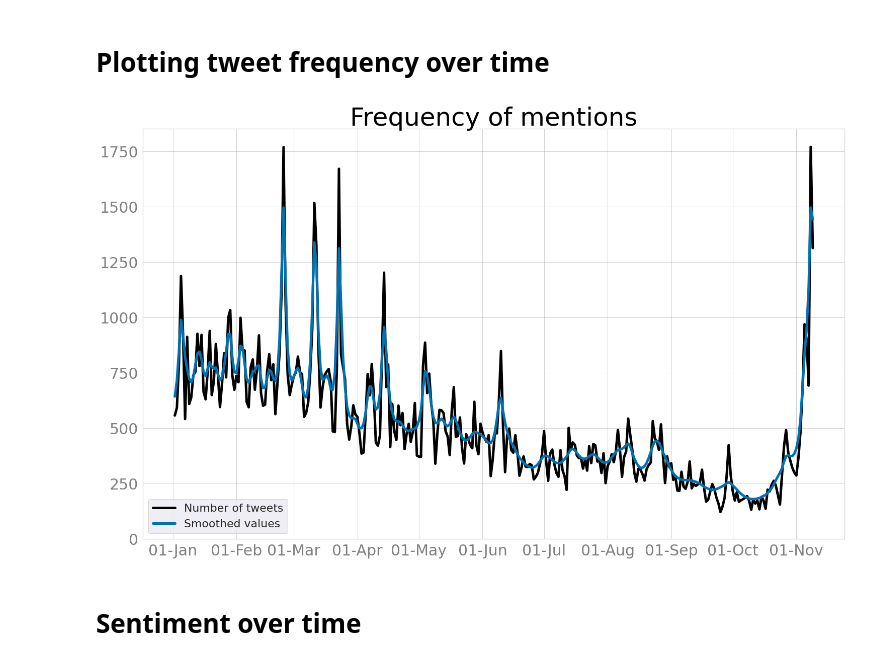
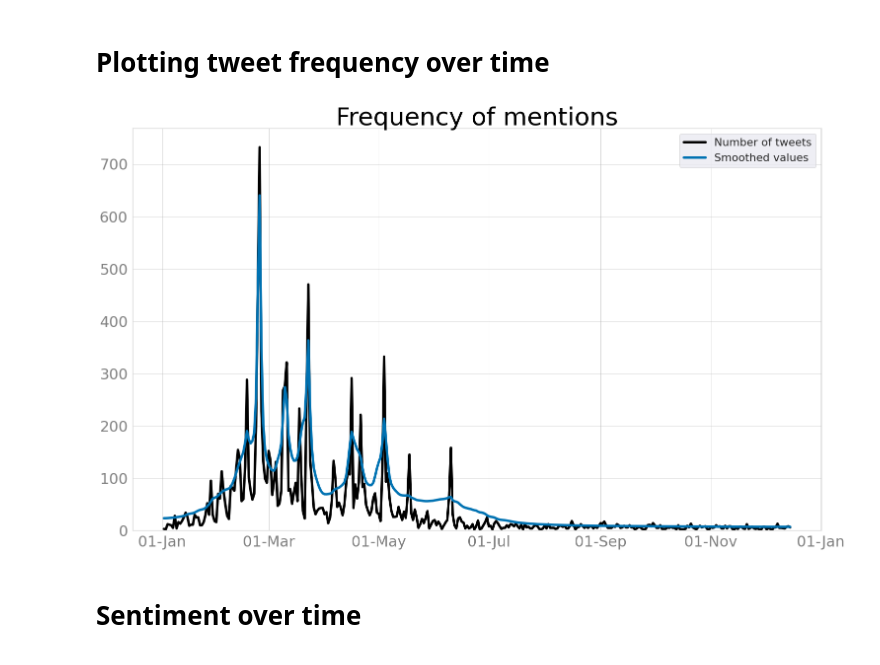
Before and after one commit to stinenyhus/HOPE-keyword-query-Twitter, a Jupyter notebook: notebooks/visualize_HOPE.ipynb, the cells around one changed output. Drawn from its saved outputs; the diff is of its cells as text; code cells hidden in the pictures.

Commit message:
polarity

```diff
--- a/notebooks/visualize_HOPE.ipynb
+++ b/notebooks/visualize_HOPE.ipynb
@@ -62,9 +63,6 @@ def set_late_plot_settings(if_dates):
 
     ax1.set(ylim=(0, None))
 
-    #ax1.set_yticklabels(ax1.get_yticks(), size = 35)
-
-    #fig.suptitle("Mentions of 'vaccin*'. 2020 - 2021", size = "40")
     return fig, ax1
 
 def set_late_barplot_settings():
@@ -72,9 +70,6 @@ def set_late_barplot_settings():
     ax1.xaxis.get_label().set_fontsize(40)
     ax1.yaxis.get_label().set_fontsize(40)
 
-    #ax1.set_yticklabels(ax1.get_yticks(), size = 35)
-
-    #fig.suptitle("Mentions of 'vaccin*'. 2020 - 2021", size = "40")
     return fig, ax1
 
 def get_tweet_frequencies(df):
@@ -85,10 +80,35 @@ def get_tweet_frequencies(df):
     freq_tweets = pd.merge(df, tweet_freq, how='left', on=['date'])#, 'id', 'created_at'])
 
     return freq_tweets
+
+def gaussian_kernel(arr,
+                    sigma=False,
+                    fwhm=False):
+    """ gaussian kernel smoother for signal arr
+    - sigma: standard deviation of gaussian distribution
+    - fwhm: full width at half maximum of gaussian distribution
+    """
+    y_vals = np.array(arr)
+    x_vals = np.arange(arr.shape[0])
+    if sigma == fwhm:
+        print("[INFO] Define parameters \u03C3 xor FWHM")
+        pass
+    elif fwhm:
+        sigma = fwhm / np.sqrt(8 * np.log(2))
+    else:
+        sigma = sigma
+        fwhm = sigma * np.sqrt(8 * np.log(2))
+    print("[INFO] Applying Gaussian kernel for \u03C3 = {} and FWHM = {} ".format(round(sigma,2), round(fwhm,2)))
+    smoothed_vals = np.zeros(y_vals.shape)
+    for x_position in x_vals:
+        kernel = np.exp(-(x_vals - x_position) ** 2 / (2 * sigma ** 2))
+        kernel = kernel / sum(kernel)
+        smoothed_vals[x_position] = sum(y_vals * kernel)
+    return smoothed_vals
 # %% [markdown]
 ### Define keyword searched for
 # %%
-data_prefix = "vaccin"
+data_prefix = "genåb"
 map_prefix = f"{data_prefix}_files"
 # %% [markdown]
 ### Load file and prepare date column
@@ -98,3 +118,8 @@ df = pd.read_csv(filename)
 df = df.sort_values("created_at")
 df["date"] = pd.to_datetime(df["created_at"], utc=True).dt.strftime('%Y-%m-%d')
 df["date"] = pd.to_datetime(df["date"])
+
+X = np.array(df["polarity_score"]).reshape(-1, 1)
+df['polarity_score_z'] = StandardScaler().fit_transform(X)
+
+df['polarity_score_z_smoothed'] = gaussian_kernel(df['polarity_score_z'], sigma=1, fwhm=500)
@@ -125,31 +149,31 @@ df = get_tweet_frequencies(df.drop("nr_of_tweets", axis=1))
 # %% [markdown]
 # Plotting tweet frequency over time
 # %%
-smoothing_value = 2000
-save = True
+smoothing_value = 500
+save = False
 
 fig, ax1, palette = set_base_plot_settings(fontsize=30, if_palette = True)
 
 ax1 = sns.lineplot(x="date", y="nr_of_tweets",
                   color = palette[0],
                    #alpha = 0.30,
                      linewidth = 5, data = df)
 
 ax1 = sns.lineplot(x="date", y=f"s{smoothing_value}_nr_of_tweets",
                   color = palette[5],
                      linewidth = 5, data = df)
 
 fig, ax1 = set_late_plot_settings(if_dates = True)
 plt.legend(labels=['Number of tweets', "Smoothed values"])
 ax1.set_title("Frequency of mentions", fontdict = {'fontsize':50}, color = "Black")
 
 plot_name = f"../fig/{data_prefix}/{data_prefix}_freq_{smoothing_value}.png"
 if save:
     fig.savefig(plot_name)
 
 fig.show()
 # %% [output]
-[figure, old version]
+[figure, new version]
 # %% [markdown]
 # Sentiment over time
 # %% [markdown]
```
Also changed, not shown: parts of 9 cells of this notebook.
